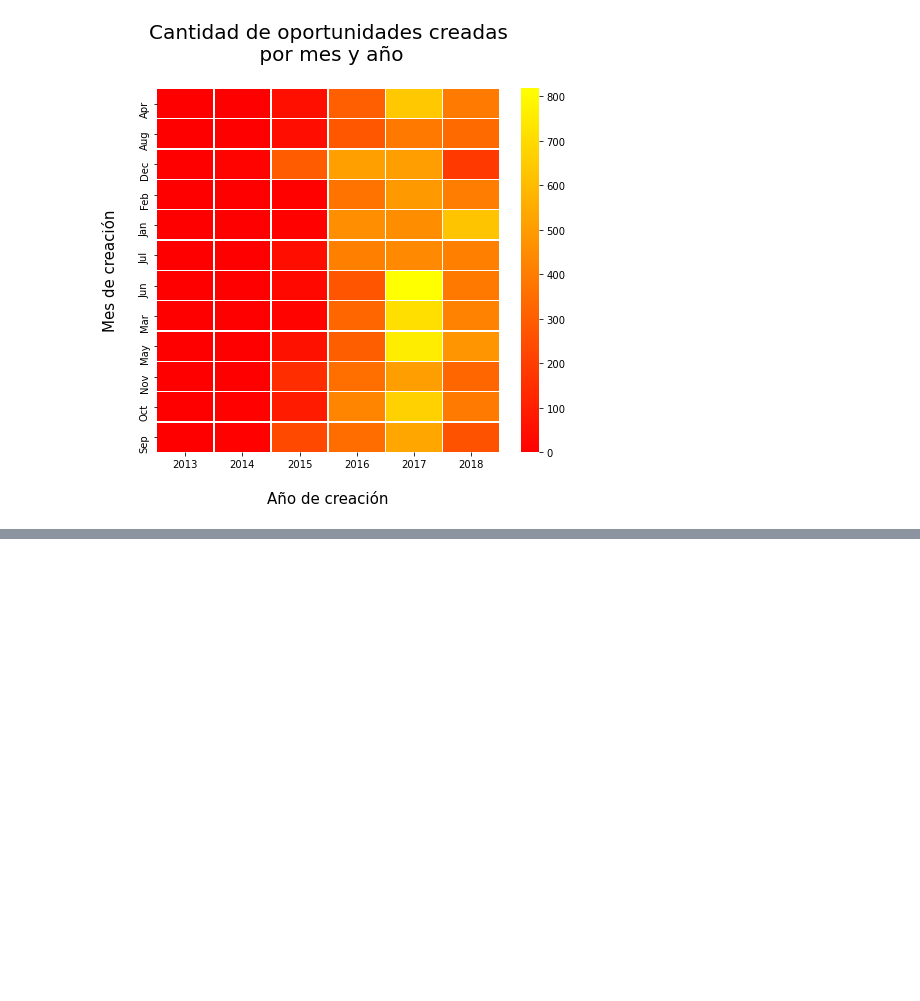
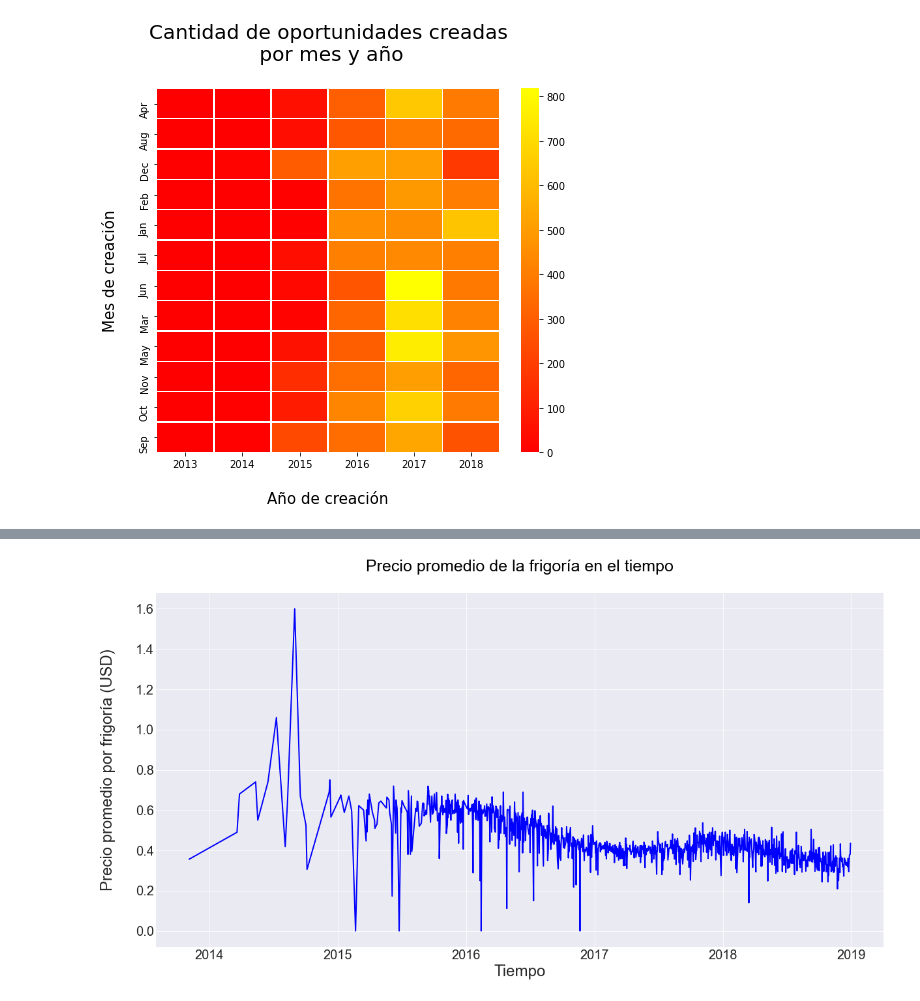
Before and after one commit to FernandoSinisi/Orga-Datos-2C-2020, a Jupyter notebook: TP1/fechas.ipynb, the cells around one changed output, grey strips where cells are left out. Drawn from its saved outputs; the diff is of its cells as text; code cells hidden in the pictures; blank space fills up the shorter version.

```diff
--- a/TP1/fechas.ipynb
+++ b/TP1/fechas.ipynb
@@ -316,3 +316,11 @@ plt.tight_layout()
 plt.show()
 # %% [output]
 [figure]
+# %%
+df_ASP_date = df.loc[:,["ASP_(converted)","ASP_(converted)_Currency","ASP","ASP_Currency","Opportunity_ID","Opportunity_Created_Date"]]
+df_ASP_date['Opportunity_Created_Date'] = pd.to_datetime(df_ASP_date['Opportunity_Created_Date'])
+
+df_ASP_date = df_ASP_date.sort_values(by="Opportunity_Created_Date").dropna()
+df_ASP_date = df_ASP_date.groupby("Opportunity_Created_Date").agg({"ASP_(converted)":"mean"}).reset_index()
+df_ASP_date = df_ASP_date[df_ASP_date["ASP_(converted)"] < 3]
+df_ASP_date
@@ -318,0 +341,15 @@ plt.show()
+# %%
+# style
+fig,ax=plt.subplots(figsize=(20,10))
+
+g = plt.plot(df_ASP_date['Opportunity_Created_Date'], df_ASP_date["ASP_(converted)"], marker='', color="Blue", linewidth=2)
+
+# Add titles
+ax.set_title("Precio promedio de la frigoría en el tiempo\n", fontsize=25, fontweight=1, color='black')
+ax.set_xlabel("Tiempo", fontsize=24)
+ax.set_ylabel("Precio promedio por frigoría (USD)\n", fontsize=24)
+plt.xticks(fontsize=20)
+plt.yticks(fontsize=20)
+plt.savefig("pngs/precio-fri-tiempo.png")
+# %% [output]
+[figure, added]
```
Also changed, not shown: parts of 3 cells of this notebook, 4 other files.
